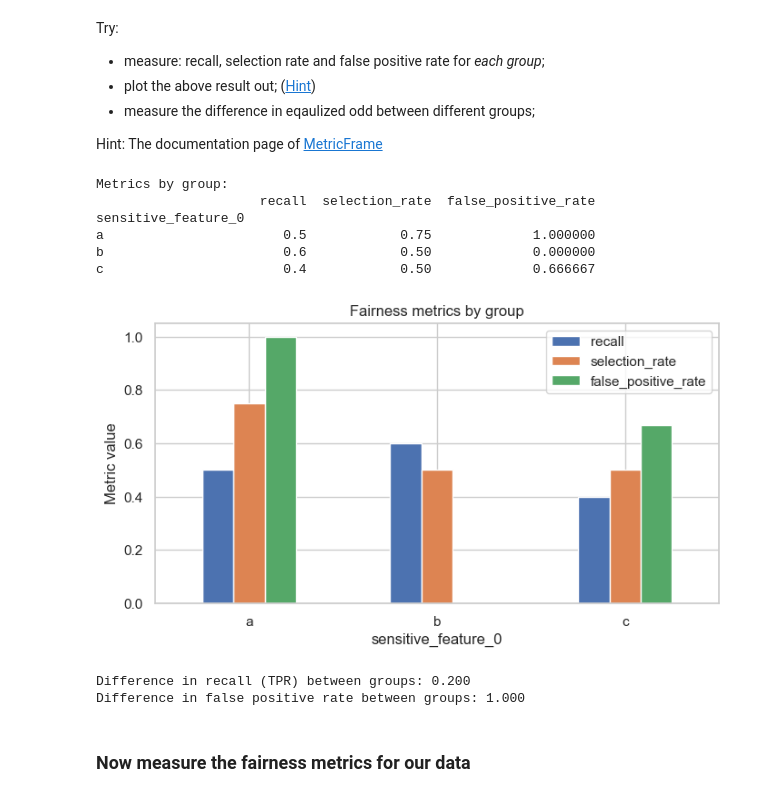
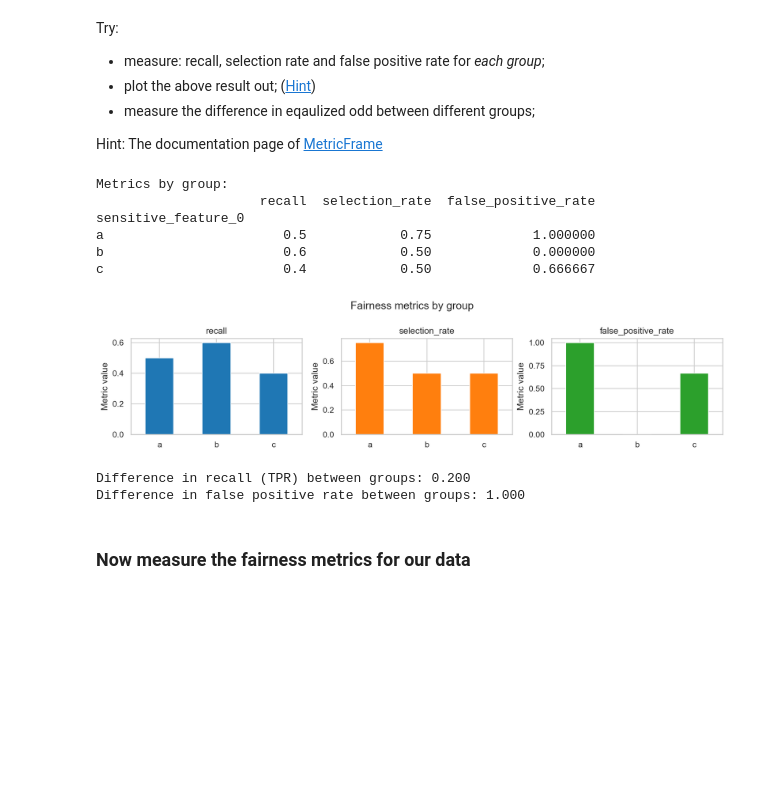
Before and after one commit to danielries/RAI_fairness_exercise, a Jupyter notebook: exercise.ipynb, the cells around one changed output. Saved outputs shown, nothing was run; the diff lists cells and outputs as text; code cells hidden in the pictures; blank space fills up the shorter version.

Commit message:
updated plots

```diff
--- a/exercise.ipynb
+++ b/exercise.ipynb
@@ -284,39 +284,49 @@ sf_data = ['b', 'b', 'a', 'b', 'b', 'c', 'c', 'c', 'a',
 
 # Create MetricFrame
 mf = MetricFrame(
     metrics={
         'recall': true_positive_rate,
         'selection_rate': selection_rate,
         'false_positive_rate': false_positive_rate
     },
     y_true=y_true,
     y_pred=y_pred,
     sensitive_features=sf_data
 )
 
 print("Metrics by group:")
 print(mf.by_group)
 
-# Plot the results
-mf.by_group.plot.bar(figsize=(8,4))
-plt.title("Fairness metrics by group")
-plt.ylabel("Metric value")
-plt.xticks(rotation=0)
+# Plot each metric in a separate subplot on a row, with custom colors and no x-axis label
+colors = ['tab:blue', 'tab:orange', 'tab:green']
+metrics = mf.by_group.columns
+fig, axes = plt.subplots(1, len(metrics), figsize=(4 * len(metrics), 3), dpi=150)
+
+for i, metric in enumerate(metrics):
+    mf.by_group[metric].plot.bar(ax=axes[i], color=colors[i % len(colors)])
+    axes[i].set_title(metric)
+    axes[i].set_ylabel("Metric value")
+    axes[i].set_xticks(range(len(mf.by_group.index)))
+    axes[i].set_xticklabels(mf.by_group.index, rotation=0)
+    axes[i].set_xlabel("")  # Remove x-axis label
+
+plt.suptitle("Fairness metrics by group")
+plt.tight_layout()
 plt.show()
 
 # Measure difference in equalized odds (max difference in TPR and FPR)
 recall_diff = mf.by_group['recall'].max() - mf.by_group['recall'].min()
 fpr_diff = mf.by_group['false_positive_rate'].max() - mf.by_group['false_positive_rate'].min()
 print(f"Difference in recall (TPR) between groups: {recall_diff:.3f}")
 print(f"Difference in false positive rate between groups: {fpr_diff:.3f}")
 # %% [output]
 Metrics by group:
                      recall  selection_rate  false_positive_rate
 sensitive_feature_0
 a                       0.5            0.75             1.000000
 b                       0.6            0.50             0.000000
 c                       0.4            0.50             0.666667
-[figure, old version]
+[figure, new version]
 Difference in recall (TPR) between groups: 0.200
 Difference in false positive rate between groups: 1.000
 # %% [markdown]
```
Also changed, not shown: parts of 6 cells of this notebook.
